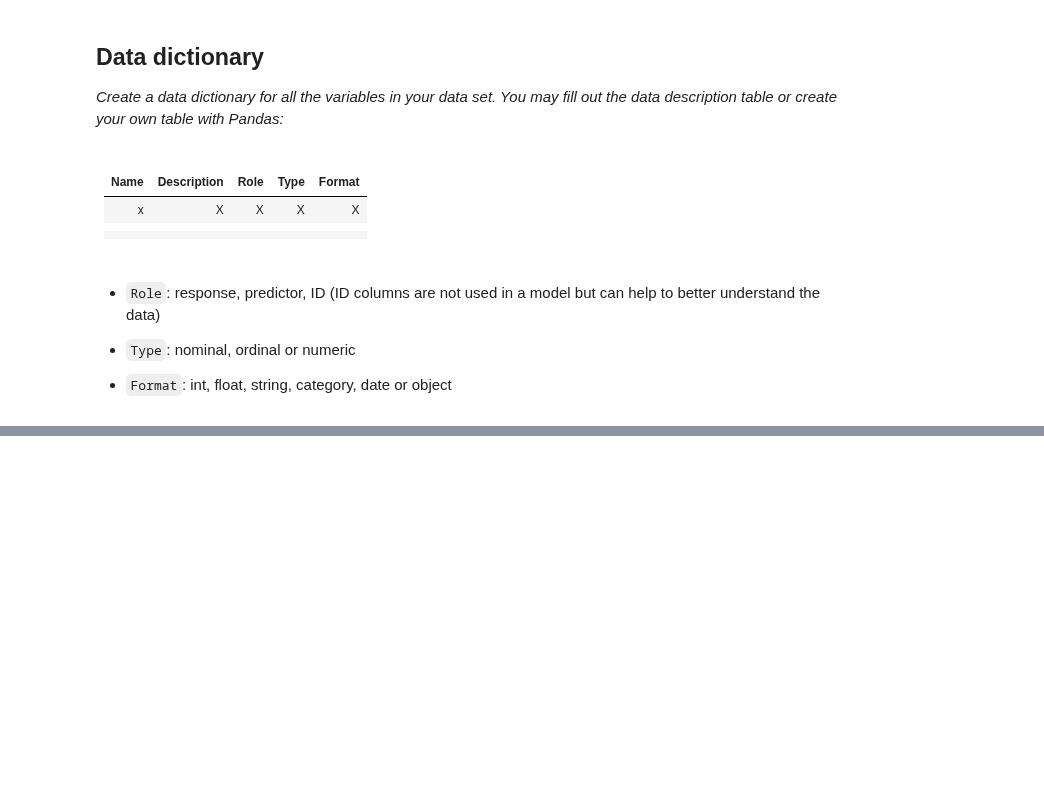
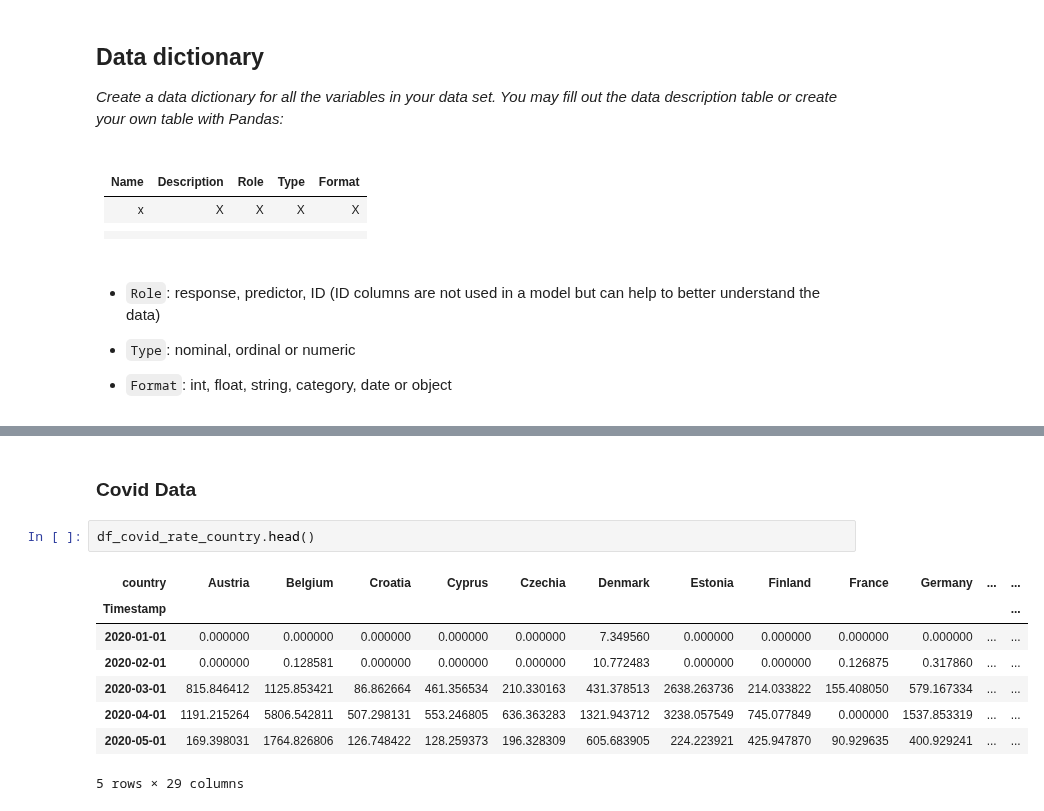
Before and after one commit to john2408/project_data_analytics, a Jupyter notebook: references/project-proposal.ipynb, the cells around one changed output, grey strips where cells are left out. Saved outputs shown, nothing was run; the diff lists cells and outputs as text; blank space fills up the shorter version.

```diff
--- a/references/project-proposal.ipynb
+++ b/references/project-proposal.ipynb
@@ -459,0 +775,13 @@ This approach is possible since the production planning data is always available
+# %% [markdown]
+### Covid Data
+# %%
+df_covid_rate_country.head()
+# %% [output]
+| country | Austria | Belgium | Croatia | Cyprus | Czechia | Denmark | Estonia | Finland | France | Germany | ... | ... |
+| Timestamp |  |  |  |  |  |  |  |  |  |  |  | ... |
+| 2020-01-01 | 0.000000 | 0.000000 | 0.000000 | 0.000000 | 0.000000 | 7.349560 | 0.000000 | 0.000000 | 0.000000 | 0.000000 | ... | ... |
+| 2020-02-01 | 0.000000 | 0.128581 | 0.000000 | 0.000000 | 0.000000 | 10.772483 | 0.000000 | 0.000000 | 0.126875 | 0.317860 | ... | ... |
+| 2020-03-01 | 815.846412 | 1125.853421 | 86.862664 | 461.356534 | 210.330163 | 431.378513 | 2638.263736 | 214.033822 | 155.408050 | 579.167334 | ... | ... |
+| 2020-04-01 | 1191.215264 | 5806.542811 | 507.298131 | 553.246805 | 636.363283 | 1321.943712 | 3238.057549 | 745.077849 | 0.000000 | 1537.853319 | ... | ... |
+| 2020-05-01 | 169.398031 | 1764.826806 | 126.748422 | 128.259373 | 196.328309 | 605.683905 | 224.223921 | 425.947870 | 90.929635 | 400.929241 | ... | ... |
+5 rows × 29 columns
```
Also changed, not shown: parts of 37 cells of this notebook, 7 other files.
